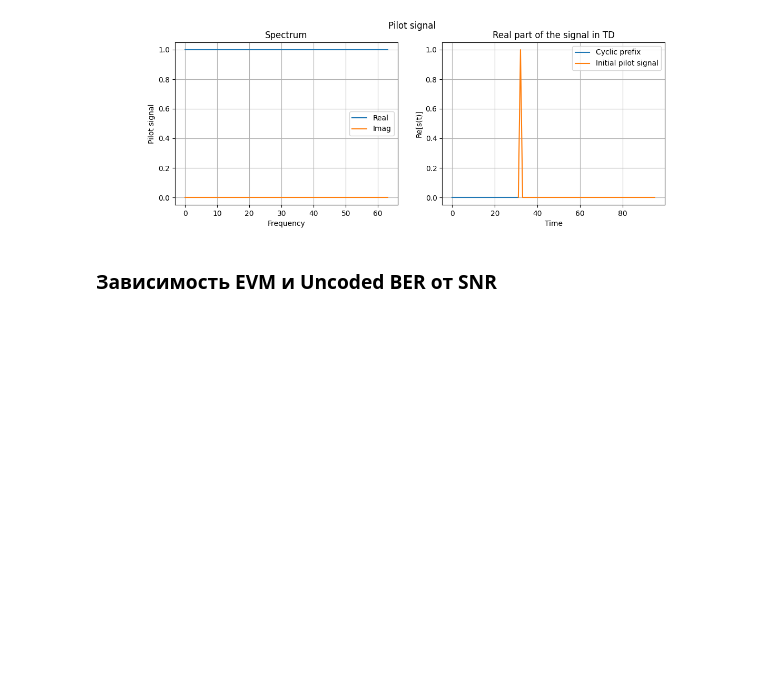
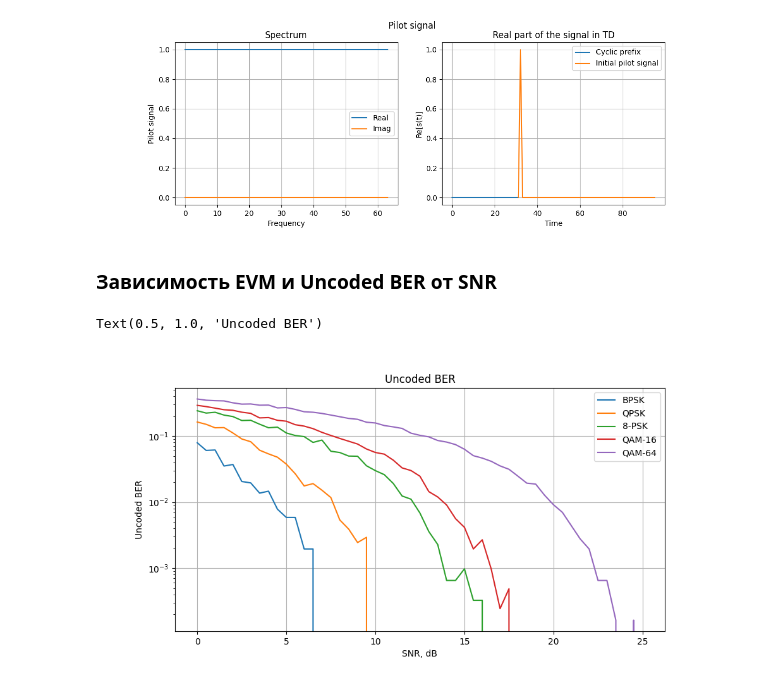
Before and after one commit to isvoropaev02/OFDM, a Jupyter notebook: model_performance.ipynb, the cells around one changed output. Saved outputs shown, nothing was run; the diff lists cells and outputs as text; code cells hidden in the pictures; blank space fills up the shorter version.

Commit message:
ber_evm_plots

```diff
--- a/model_performance.ipynb
+++ b/model_performance.ipynb
@@ -97,3 +97,26 @@ plt.show()
 [figure]
 # %% [markdown]
 ### Зависимость EVM и Uncoded BER от SNR
+# %%
+psk2 = pd.read_csv("model_plot_characteristics\metricsM2.txt", header=0, skipinitialspace=True, index_col=False)
+psk4 = pd.read_csv("model_plot_characteristics\metricsM4.txt", header=0, skipinitialspace=True, index_col=False)
+psk8 = pd.read_csv("model_plot_characteristics\metricsM8.txt", header=0, skipinitialspace=True, index_col=False)
+qam16 = pd.read_csv("model_plot_characteristics\metricsM16.txt", header=0, skipinitialspace=True, index_col=False)
+qam64 = pd.read_csv("model_plot_characteristics\metricsM64.txt", header=0, skipinitialspace=True, index_col=False)
+# %%
+fig4 = plt.figure(figsize=(10,5))
+ax_1 = fig4.add_subplot(111)
+ax_1.plot(psk2['SNR_dB'], psk2['BER_my'], label='BPSK')
+ax_1.plot(psk4['SNR_dB'], psk4['BER_my'], label='QPSK')
+ax_1.plot(psk8['SNR_dB'], psk8['BER_my'], label='8-PSK')
+ax_1.plot(qam16['SNR_dB'], qam16['BER_my'], label='QAM-16')
+ax_1.plot(qam64['SNR_dB'], qam64['BER_my'], label='QAM-64')
+ax_1.set_ylabel("Uncoded BER")
+ax_1.set_xlabel(r"SNR, dB")
+ax_1.set_yscale('log')
+ax_1.legend()
+ax_1.grid()
+ax_1.set_title('Uncoded BER')
+# %% [output]
+Text(0.5, 1.0, 'Uncoded BER')
+[figure, added]
```
Also changed, not shown: parts of 1 cell of this notebook, 1 other file.
